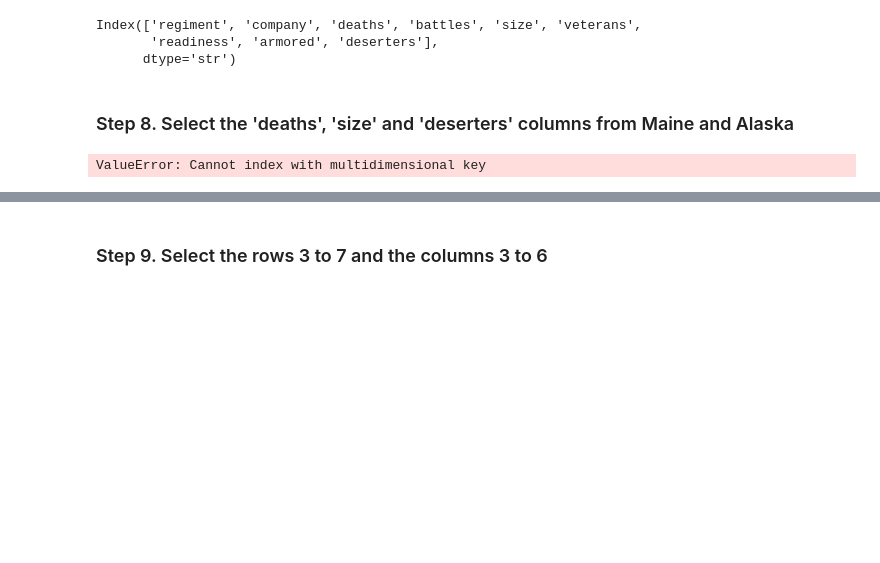
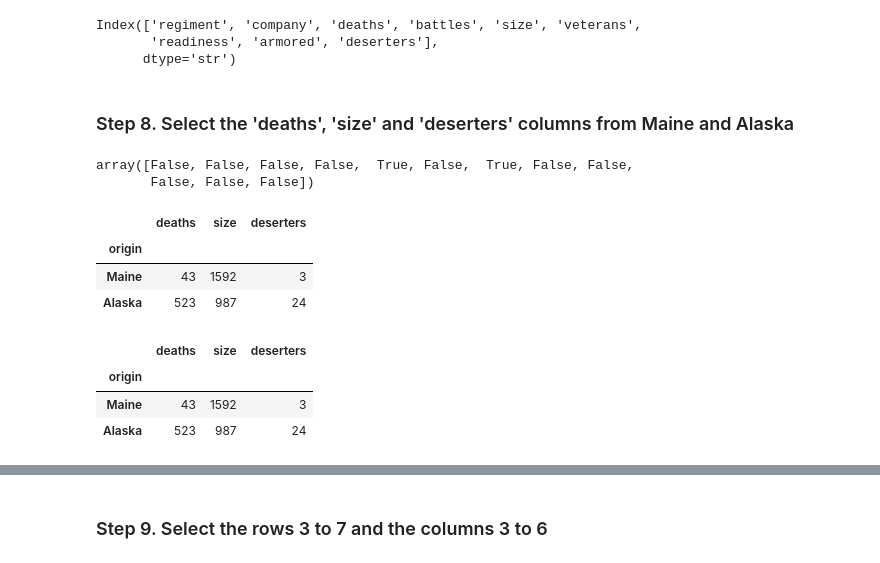
Before and after one commit to ShinyAmber/DS-Repo-Amber, a Jupyter notebook: 02_Herramientas_Avanzadas/02_Pandas/02_Practica/02_Filtering_&_Sorting/Fictional_Army/Fictional_Army.ipynb, the cells around one changed output, grey strips where cells are left out. Saved outputs shown, nothing was run; the diff lists cells and outputs as text; code cells hidden in the pictures; blank space fills up the shorter version.

```diff
--- a/02_Herramientas_Avanzadas/02_Pandas/02_Practica/02_Filtering_&_Sorting/Fictional_Army/Fictional_Army.ipynb
+++ b/02_Herramientas_Avanzadas/02_Pandas/02_Practica/02_Filtering_&_Sorting/Fictional_Army/Fictional_Army.ipynb
@@ -138,7 +106,25 @@ Index(['regiment', 'company', 'deaths', 'battles', 'size', 'veterans',
       dtype='str')
 # %% [markdown]
 ### Step 8. Select the 'deaths', 'size' and 'deserters' columns from Maine and Alaska
+# %%
+condicion_1 = army.index == "Maine"
+condicion_2 = army.index == "Alaska"
+condicion_total = condicion_1 | condicion_2
+condicion_total
+# %% [output]
+array([False, False, False, False,  True, False,  True, False, False,
+       False, False, False])
+# %%
+army.loc[condicion_total, ['deaths','size', 'deserters']]
+# %% [output]
+|  | deaths | size | deserters |
+| origin |  |  |  |
+| Maine | 43 | 1592 | 3 |
+| Alaska | 523 | 987 | 24 |
 # %%
-army.loc[army.isin(["Maine","Alaska"]), ["deaths", "size", "deserters"]]
+army.loc[["Maine", "Alaska"],["deaths","size","deserters"]]
 # %% [output]
-ValueError: Cannot index with multidimensional key
+|  | deaths | size | deserters |
+| origin |  |  |  |
+| Maine | 43 | 1592 | 3 |
+| Alaska | 523 | 987 | 24 |
```
Also changed, not shown: parts of 23 cells of this notebook, 3 other files.
